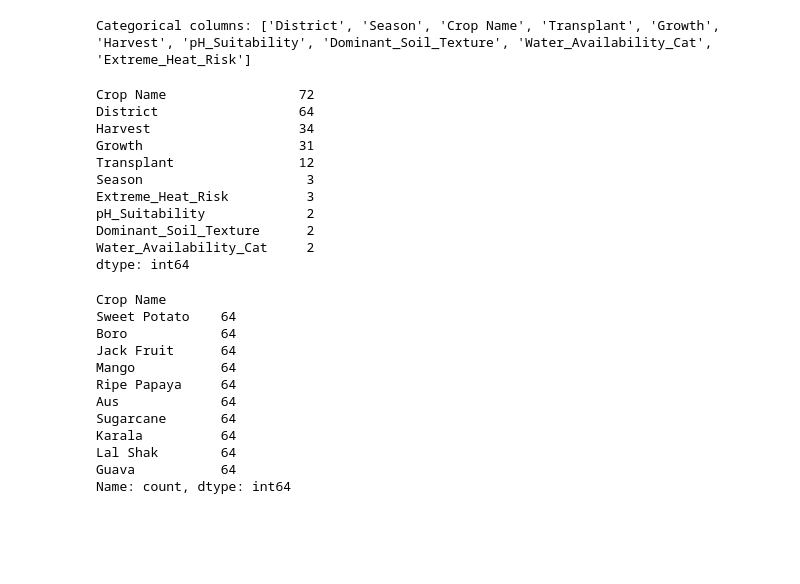
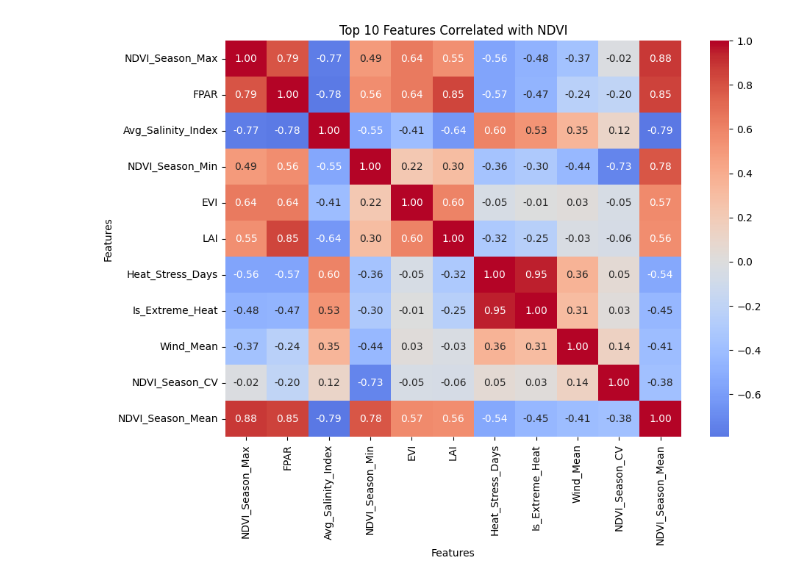
Before and after one commit to AKANEMO22/ADY201m---SU26, a Jupyter notebook: EDA/EDA.ipynb, the cells around one changed output. Cells and saved outputs as stored; diff of their text form; code cells hidden in the pictures; blank space fills up the shorter version.

```diff
--- a/EDA/EDA.ipynb
+++ b/EDA/EDA.ipynb
@@ -76,35 +56,32 @@ df.describe()
-# %%
-categorical_cols = df.select_dtypes(include="object").columns
-
-print("Categorical columns:", categorical_cols.tolist())
-# %% [output]
-Categorical columns: ['District', 'Season', 'Crop Name', 'Transplant', 'Growth', 'Harvest', 'pH_Suitability', 'Dominant_Soil_Texture', 'Water_Availability_Cat', 'Extreme_Heat_Risk']
-# %%
-df[categorical_cols].nunique().sort_values(ascending=False)
-# %% [output]
-Crop Name                 72
-District                  64
-Harvest                   34
-Growth                    31
-Transplant                12
-Season                     3
-Extreme_Heat_Risk          3
-pH_Suitability             2
-Dominant_Soil_Texture      2
-Water_Availability_Cat     2
-dtype: int64
-# %%
-df["Crop Name"].value_counts().head(10)
-# %% [output]
-Crop Name
-Sweet Potato    64
-Boro            64
-Jack Fruit      64
-Mango           64
-Ripe Papaya     64
-Aus             64
-Sugarcane       64
-Karala          64
-Lal Shak        64
-Guava           64
-Name: count, dtype: int64
+# %%
+target = "NDVI_Season_Mean"
+
+numeric_df = df.select_dtypes(include="number")
+
+corr_with_target = numeric_df.corr()[target].drop(target)
+
+top_features = (
+    corr_with_target
+    .abs()
+    .sort_values(ascending=False)
+    .head(10)
+    .index
+)
+
+cols = list(top_features) + [target]
+
+plt.figure(figsize=(10, 7))
+sns.heatmap(
+    df[cols].corr(),
+    annot=True,
+    cmap="coolwarm",
+    center=0,
+    fmt=".2f"
+)
+
+plt.title("Top 10 Features Correlated with NDVI")
+plt.xlabel("Features")
+plt.ylabel("Features")
+plt.show()
+# %% [output]
+[figure, added]
```
Also changed, not shown: parts of 29 cells of this notebook.
